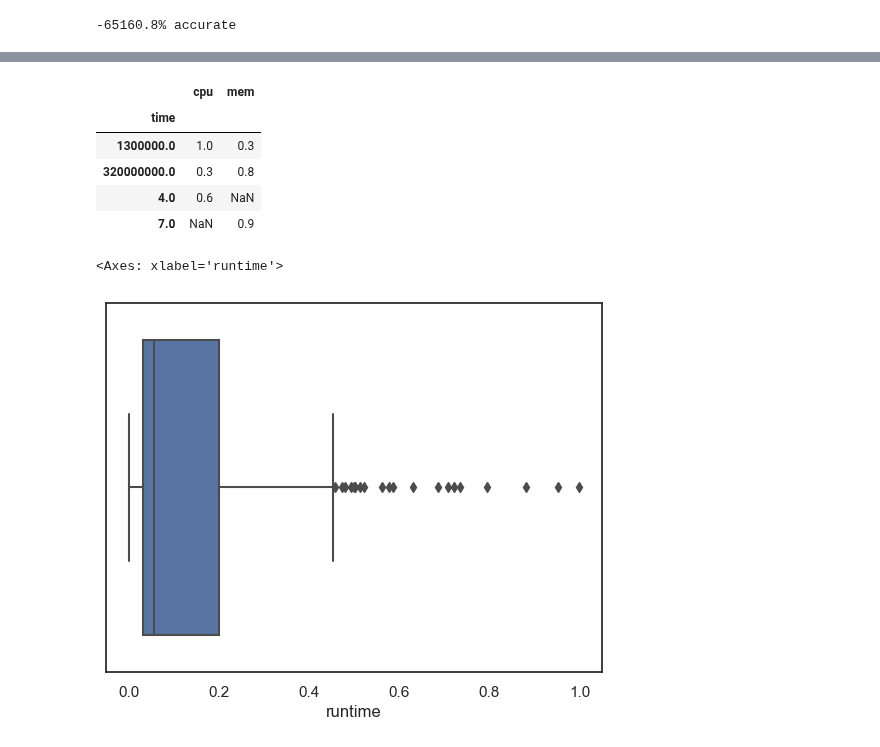
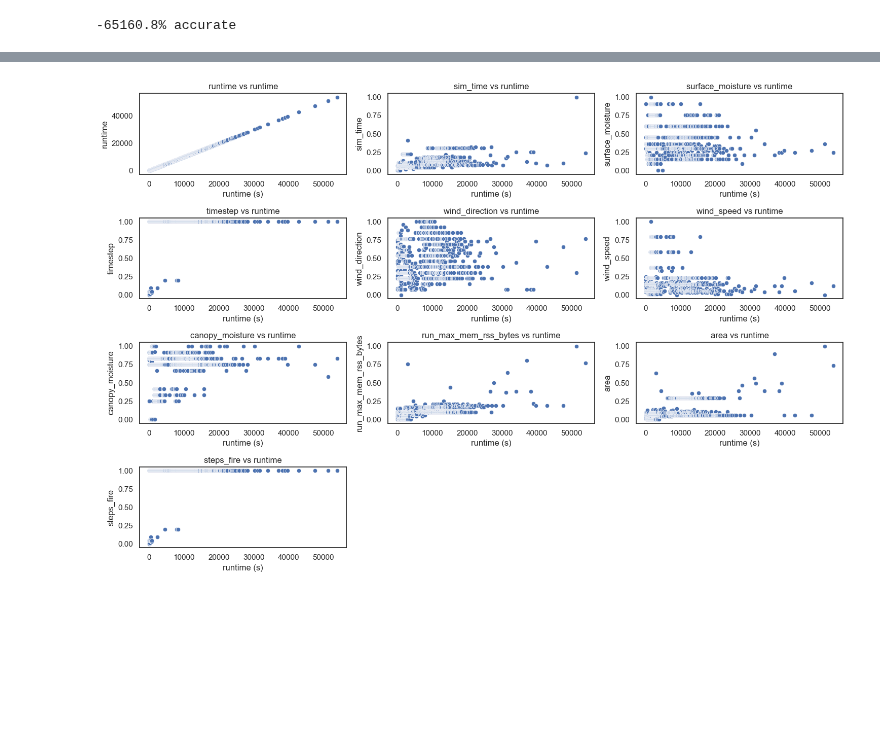
Before and after one commit to devinshende/learning-ml, a Jupyter notebook: exploration.ipynb, the cells around one changed output, grey strips where cells are left out. Drawn from its saved outputs; the diff is of its cells as text; code cells hidden in the pictures; blank space fills up the shorter version.

```diff
--- a/exploration.ipynb
+++ b/exploration.ipynb
@@ -364,14 +333,13 @@ display(df2)
-# %%
-pd.concat([df1, df2], axis=1)
-# %% [output]
-|  | cpu | mem |
-| time |  |  |
-| 1300000.0 | 1.0 | 0.3 |
-| 320000000.0 | 0.3 | 0.8 |
-| 4.0 | 0.6 | NaN |
-| 7.0 | NaN | 0.9 |
-# %%
-sns.boxplot(x=run_data['runtime'])
-# %% [output]
-<Axes: xlabel='runtime'>
-[figure, removed]
+# %%
+# run_data = run_data.drop(columns=["readrun"])
+plt.figure(figsize=(15,10))
+for i,col in enumerate(run_data.columns,1):
+    plt.subplot(4,3,i)
+    plt.title(f"{col} vs runtime")
+    plt.xlabel("runtime (s)")
+    sns.scatterplot(data=run_data, x="runtime", y=col)
+    plt.tight_layout()
+    plt.plot()
+plt.savefig("runtimecorrelationplots.jpg")
+# %% [output]
+[figure, added]
```
Also changed, not shown: parts of 17 cells of this notebook, 1 other file.
